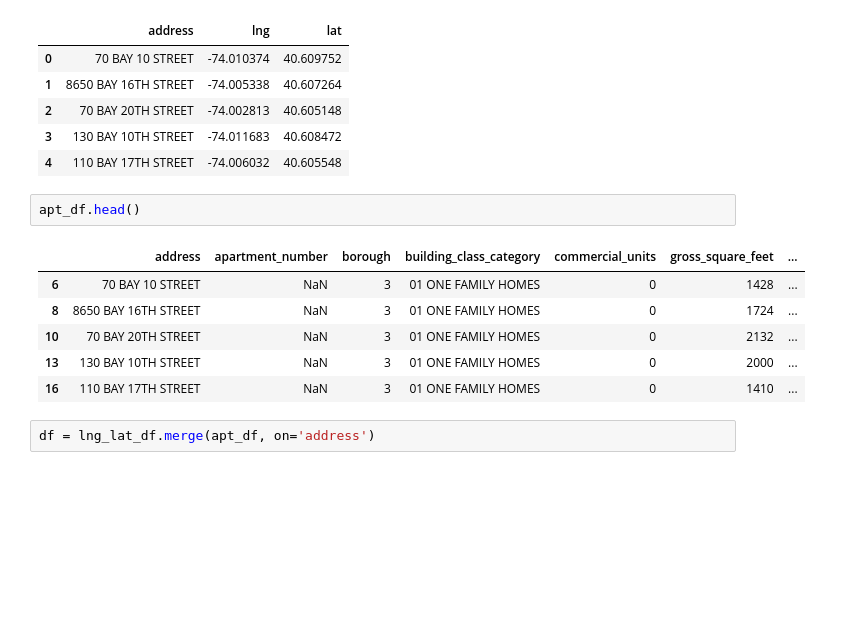
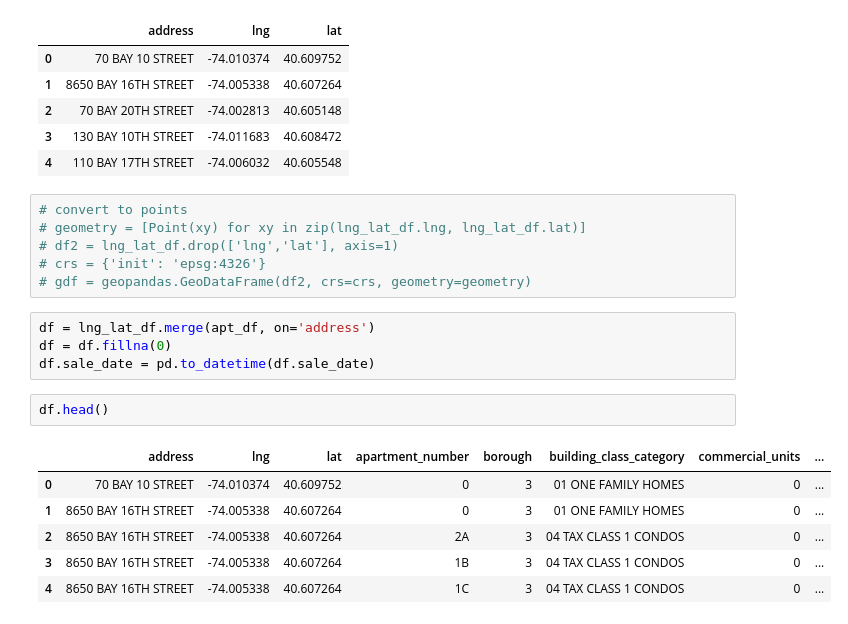
Before and after one commit to slieb74/nyc-transit-impact-on-price, a Jupyter notebook: merge_apt_lnglats.ipynb, the cells around one changed output. Saved outputs shown, nothing was run; the diff lists cells and outputs as text; blank space fills up the shorter version.

Commit message:
3rd commit - added citibike and subway location data

```diff
--- a/merge_apt_lnglats.ipynb
+++ b/merge_apt_lnglats.ipynb
@@ -17,14 +18,22 @@ lng_lat_df.head()
 | 2 | 70 BAY 20TH STREET | -74.002813 | 40.605148 |
 | 3 | 130 BAY 10TH STREET | -74.011683 | 40.608472 |
 | 4 | 110 BAY 17TH STREET | -74.006032 | 40.605548 |
+# %%
+# convert to points
+# geometry = [Point(xy) for xy in zip(lng_lat_df.lng, lng_lat_df.lat)]
+# df2 = lng_lat_df.drop(['lng','lat'], axis=1)
+# crs = {'init': 'epsg:4326'}
+# gdf = geopandas.GeoDataFrame(df2, crs=crs, geometry=geometry)
+# %%
+df = lng_lat_df.merge(apt_df, on='address')
+df = df.fillna(0)
+df.sale_date = pd.to_datetime(df.sale_date)
 # %%
-apt_df.head()
+df.head()
 # %% [output]
-|  | address | apartment_number | borough | building_class_category | commercial_units | gross_square_feet | ... |
-| 6 | 70 BAY 10 STREET | NaN | 3 | 01 ONE FAMILY HOMES | 0 | 1428 | ... |
-| 8 | 8650 BAY 16TH STREET | NaN | 3 | 01 ONE FAMILY HOMES | 0 | 1724 | ... |
-| 10 | 70 BAY 20TH STREET | NaN | 3 | 01 ONE FAMILY HOMES | 0 | 2132 | ... |
-| 13 | 130 BAY 10TH STREET | NaN | 3 | 01 ONE FAMILY HOMES | 0 | 2000 | ... |
-| 16 | 110 BAY 17TH STREET | NaN | 3 | 01 ONE FAMILY HOMES | 0 | 1410 | ... |
+|  | address | lng | lat | apartment_number | borough | building_class_category | commercial_units | ... |
+| 0 | 70 BAY 10 STREET | -74.010374 | 40.609752 | 0 | 3 | 01 ONE FAMILY HOMES | 0 | ... |
+| 1 | 8650 BAY 16TH STREET | -74.005338 | 40.607264 | 0 | 3 | 01 ONE FAMILY HOMES | 0 | ... |
+| 2 | 8650 BAY 16TH STREET | -74.005338 | 40.607264 | 2A | 3 | 04 TAX CLASS 1 CONDOS | 0 | ... |
+| 3 | 8650 BAY 16TH STREET | -74.005338 | 40.607264 | 1B | 3 | 04 TAX CLASS 1 CONDOS | 0 | ... |
+| 4 | 8650 BAY 16TH STREET | -74.005338 | 40.607264 | 1C | 3 | 04 TAX CLASS 1 CONDOS | 0 | ... |
-# %%
-df = lng_lat_df.merge(apt_df, on='address')
```
Also changed, not shown: parts of 4 cells of this notebook, 3 other files.
